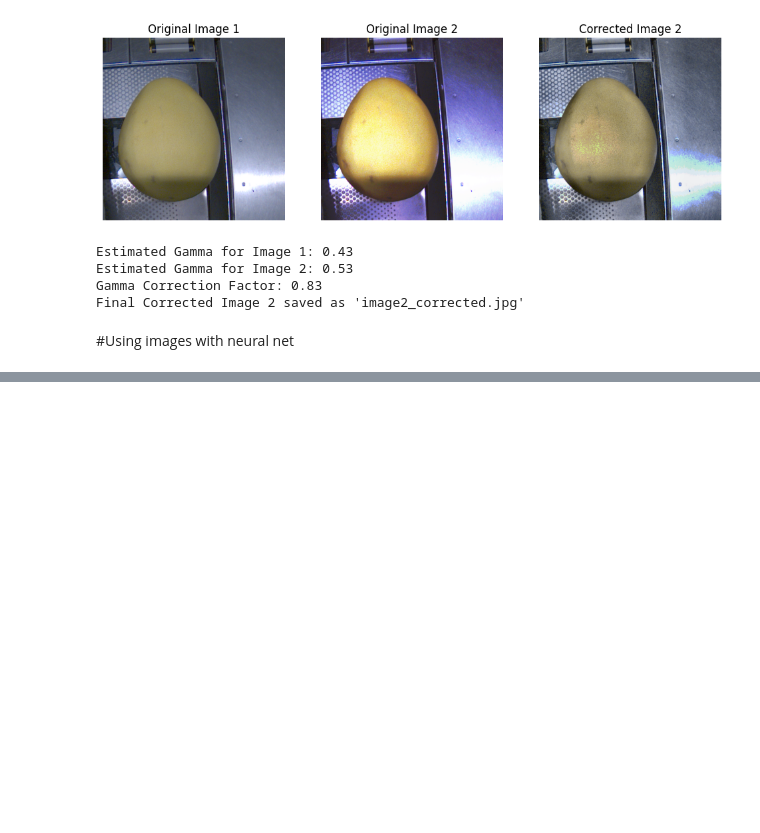
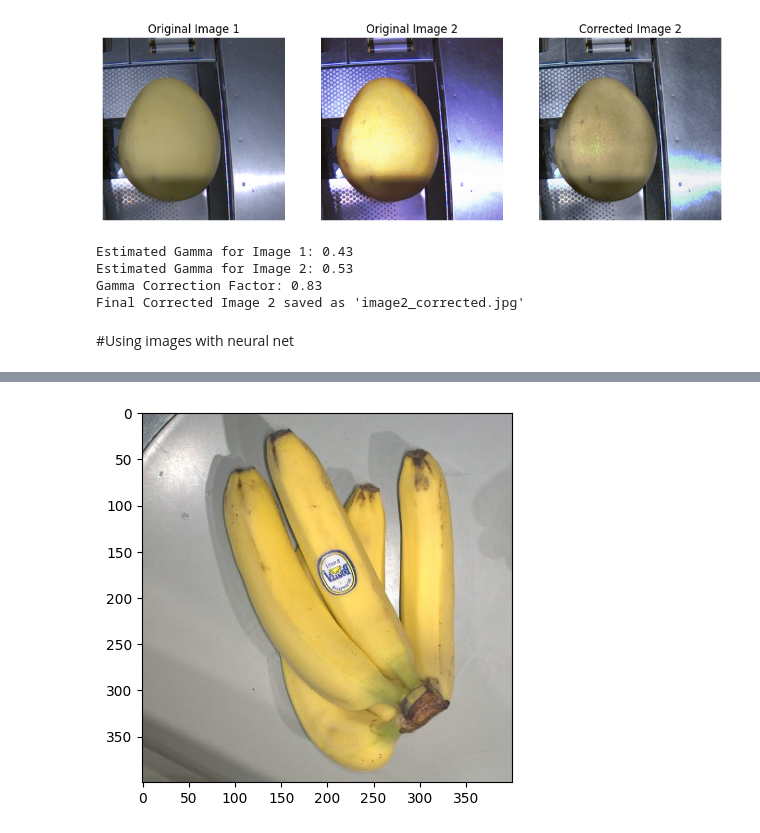
Before and after one commit to alexander-toschev/mbzuai-course, a Jupyter notebook: ImagePreprocessing.ipynb, the cells around one changed output, grey strips where cells are left out. Cells and saved outputs as stored; diff of their text form; code cells hidden in the pictures; blank space fills up the shorter version.

```diff
--- a/ImagePreprocessing.ipynb
+++ b/ImagePreprocessing.ipynb
@@ -331,0 +424,80 @@ Final Corrected Image 2 saved as 'image2_corrected.jpg'
+# %%
+import tensorflow as tf
+from tensorflow.keras.models import load_model
+import numpy as np
+import requests
+from io import BytesIO
+from PIL import Image
+import matplotlib.pyplot as plt
+
+# Function to download and load the model from GitHub
+def load_custom_model(github_model_url):
+    model_path = "custom_model.h5"
+
+    # Download the model
+    response = requests.get(github_model_url)
+    with open(model_path, "wb") as f:
+        f.write(response.content)
+
+    # Load the model
+    model = load_model(model_path)
+    print("Model loaded successfully!")
+    return model
+
+def loadProperties():
+    model_path = "class_mapping.json"
+    # Download the model
+    response = requests.get("https://github.com/alexander-toschev/mbzuai-course/raw/refs/heads/main/models/grey_plate/class_mapping.json")
+    with open(model_path, "wb") as f:
+        f.write(response.content)
+
+    model_path = "property_mapping.json"
+    response = requests.get("https://github.com/alexander-toschev/mbzuai-course/raw/refs/heads/main/models/grey_plate/property_mapping.json")
+    with open(model_path, "wb") as f:
+        f.write(response.content)
+
+# Function to preprocess image from a URL
+def preprocess_image(image_url, target_size=(400, 400)):
+    response = requests.get(image_url)
+    image = Image.open(BytesIO(response.content)).convert("RGB")
+    image = image.resize(target_size)  # Resize image
+    image = np.array(image) / 255.0  # Normalize
+    plt.imshow(image)
+    plt.show()
+    image = np.expand_dims(image, axis=0)  # Add batch dimension
+
+    return image
+
+# Function to run inference
+def predict(model, image_url, label_decoder):
+    image = preprocess_image(image_url)
+    predictions : List[np.ndarray] = model.predict(image, batch_size=None, verbose=0, steps=1)
+    predictions = label_decoder.decode(predictions)
+    return predictions
+
+# Replace this with your GitHub raw file URL
+github_model_url = "https://github.com/alexander-toschev/mbzuai-course/raw/refs/heads/main/models/grey_plate/best_val_acc.h5"  # Change this to your .h5 model URL
+github_image_url = "https://github.com/alexander-toschev/mbzuai-course/blob/main/images/Banana1.jpg?raw=true"  # Change this to your image URL
+github_image_url_new = "https://github.com/alexander-toschev/mbzuai-course/blob/main/images/banana_new.jpg?raw=true"  # Change this to your image URL
+
+# Load the model
+model = load_custom_model(github_model_url)
+loadProperties()
+#predictiob and mappinbg
+label_decoder = LabelDecoder("class_mapping.json", "property_mapping.json")
+
+# Run prediction
+#predictions = predict(model, github_image_url)
+predictions = predict(model, github_image_url, label_decoder)
+
+# Display results
+print("Predictions:", predictions)
+
+# Run prediction
+predictions = predict(model, github_image_url_new, label_decoder)
+
+
+
+# Display results
+print("Predictions:", predictions)
+# %% [output]
@@ -331,0 +507 @@ Final Corrected Image 2 saved as 'image2_corrected.jpg'
+[figure, added]
```
Also changed, not shown: parts of 2 cells of this notebook.
